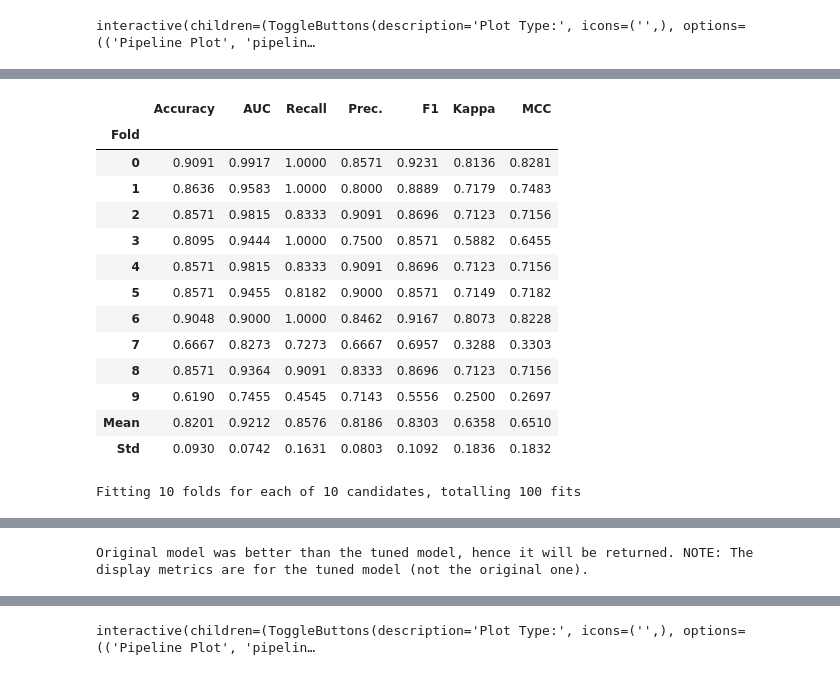
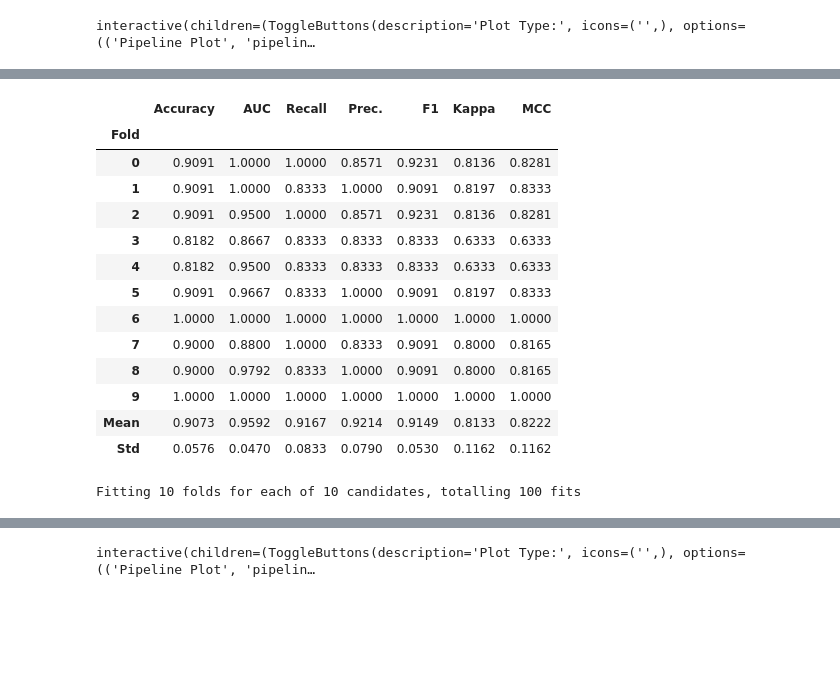
Before and after one commit to dc-neo/heart_attack_predict, a Jupyter notebook: Heart_Disease_Semi-Supervised.ipynb, the cells around one changed output, grey strips where cells are left out. Drawn from its saved outputs; the diff is of its cells as text; code cells hidden in the pictures; blank space fills up the shorter version.

```diff
--- a/Heart_Disease_Semi-Supervised.ipynb
+++ b/Heart_Disease_Semi-Supervised.ipynb
@@ -682,0 +308,6 @@ holdout_pred = predict_model(best_features)
+# %%
+# Renaming the pseudo label column to match 'output' and dropping the score column
+
+pseudo_label = pseudo_label.rename(columns={'prediction_label':'output'})
+pseudo_label = pseudo_label.drop(['prediction_score'], axis=1)
+pseudo_label
@@ -682,0 +328,4 @@ holdout_pred = predict_model(best_features)
+# %%
+# Creating our dataframe that is a combination of the train data and the pseudo-labeled data.  This is supposed to increase the accuracy of the model
+
+df_pseudo = pd.concat([X_train, pseudo_label])
@@ -682,0 +348,6 @@ holdout_pred = predict_model(best_features)
+# %%
+# Set up our experiment #2 using pseudo dataset as our train and then the X_u as out unlabelled dataset
+
+from pycaret.classification import *
+exp = ClassificationExperiment()
+exp = setup(df_pseudo, target='output', session_id=123)
@@ -682,0 +372,2 @@ holdout_pred = predict_model(best_features)
+# %%
+pseudo_model = exp.compare_models()
@@ -697,21 +415,20 @@ holdout_pred.head(10)
 # %%
-tuned_model = tune_model(best_features)
+tuned_model = tune_model(pseudo_model)
 # %% [output]
 [interactive output not drawn]
 |  | Accuracy | AUC | Recall | Prec. | F1 | Kappa | MCC |
 | Fold |  |  |  |  |  |  |  |
-| 0 | 0.9091 | 0.9917 | 1.0000 | 0.8571 | 0.9231 | 0.8136 | 0.8281 |
-| 1 | 0.8636 | 0.9583 | 1.0000 | 0.8000 | 0.8889 | 0.7179 | 0.7483 |
-| 2 | 0.8571 | 0.9815 | 0.8333 | 0.9091 | 0.8696 | 0.7123 | 0.7156 |
-| 3 | 0.8095 | 0.9444 | 1.0000 | 0.7500 | 0.8571 | 0.5882 | 0.6455 |
-| 4 | 0.8571 | 0.9815 | 0.8333 | 0.9091 | 0.8696 | 0.7123 | 0.7156 |
-| 5 | 0.8571 | 0.9455 | 0.8182 | 0.9000 | 0.8571 | 0.7149 | 0.7182 |
-| 6 | 0.9048 | 0.9000 | 1.0000 | 0.8462 | 0.9167 | 0.8073 | 0.8228 |
-| 7 | 0.6667 | 0.8273 | 0.7273 | 0.6667 | 0.6957 | 0.3288 | 0.3303 |
-| 8 | 0.8571 | 0.9364 | 0.9091 | 0.8333 | 0.8696 | 0.7123 | 0.7156 |
-| 9 | 0.6190 | 0.7455 | 0.4545 | 0.7143 | 0.5556 | 0.2500 | 0.2697 |
-| Mean | 0.8201 | 0.9212 | 0.8576 | 0.8186 | 0.8303 | 0.6358 | 0.6510 |
-| Std | 0.0930 | 0.0742 | 0.1631 | 0.0803 | 0.1092 | 0.1836 | 0.1832 |
+| 0 | 0.9091 | 1.0000 | 1.0000 | 0.8571 | 0.9231 | 0.8136 | 0.8281 |
+| 1 | 0.9091 | 1.0000 | 0.8333 | 1.0000 | 0.9091 | 0.8197 | 0.8333 |
+| 2 | 0.9091 | 0.9500 | 1.0000 | 0.8571 | 0.9231 | 0.8136 | 0.8281 |
+| 3 | 0.8182 | 0.8667 | 0.8333 | 0.8333 | 0.8333 | 0.6333 | 0.6333 |
+| 4 | 0.8182 | 0.9500 | 0.8333 | 0.8333 | 0.8333 | 0.6333 | 0.6333 |
+| 5 | 0.9091 | 0.9667 | 0.8333 | 1.0000 | 0.9091 | 0.8197 | 0.8333 |
+| 6 | 1.0000 | 1.0000 | 1.0000 | 1.0000 | 1.0000 | 1.0000 | 1.0000 |
+| 7 | 0.9000 | 0.8800 | 1.0000 | 0.8333 | 0.9091 | 0.8000 | 0.8165 |
+| 8 | 0.9000 | 0.9792 | 0.8333 | 1.0000 | 0.9091 | 0.8000 | 0.8165 |
+| 9 | 1.0000 | 1.0000 | 1.0000 | 1.0000 | 1.0000 | 1.0000 | 1.0000 |
+| Mean | 0.9073 | 0.9592 | 0.9167 | 0.9214 | 0.9149 | 0.8133 | 0.8222 |
+| Std | 0.0576 | 0.0470 | 0.0833 | 0.0790 | 0.0530 | 0.1162 | 0.1162 |
 Fitting 10 folds for each of 10 candidates, totalling 100 fits
 [interactive output not drawn]
-Original model was better than the tuned model, hence it will be returned. NOTE: The display metrics are for the tuned model (not the original one).
```
Also changed, not shown: parts of 63 cells of this notebook.
